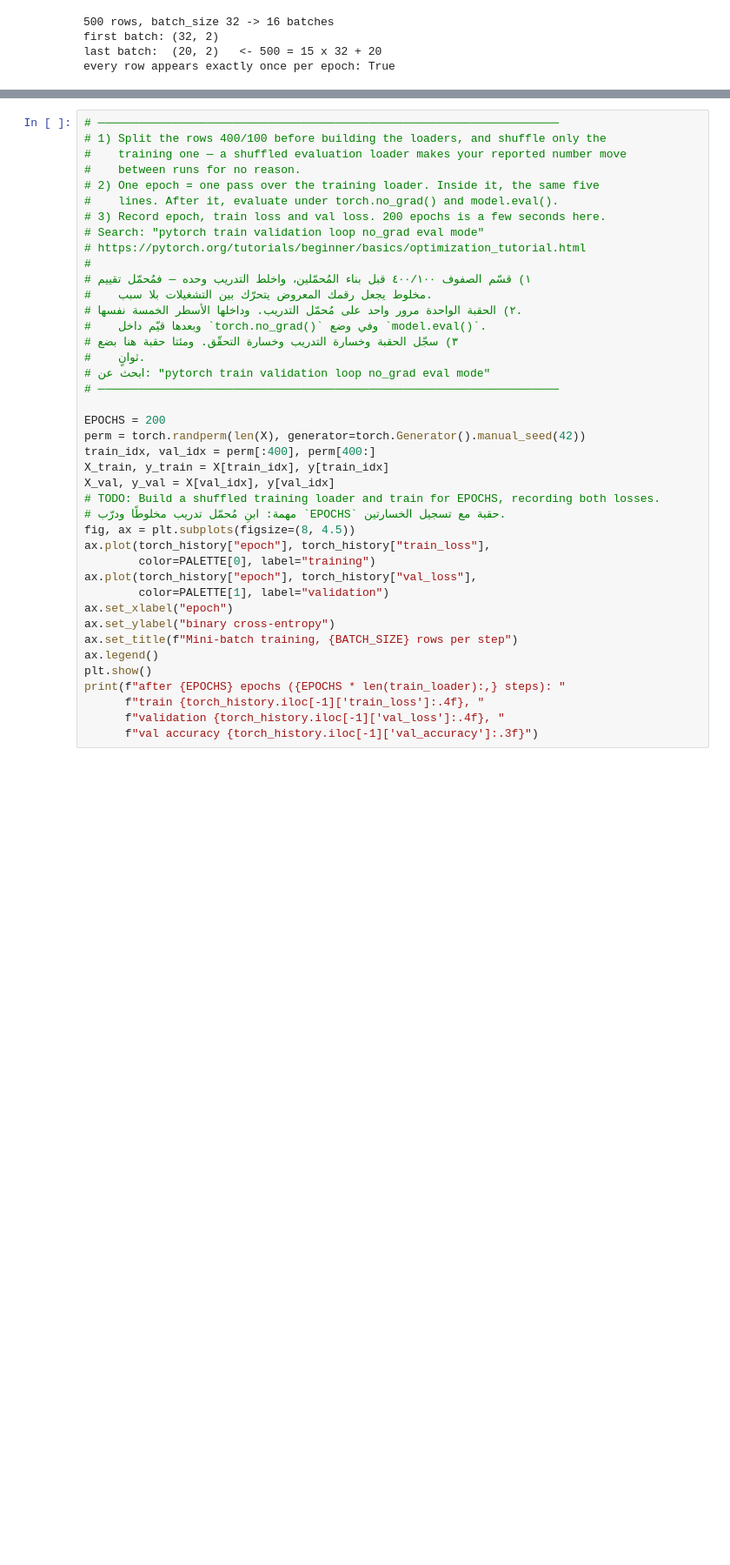
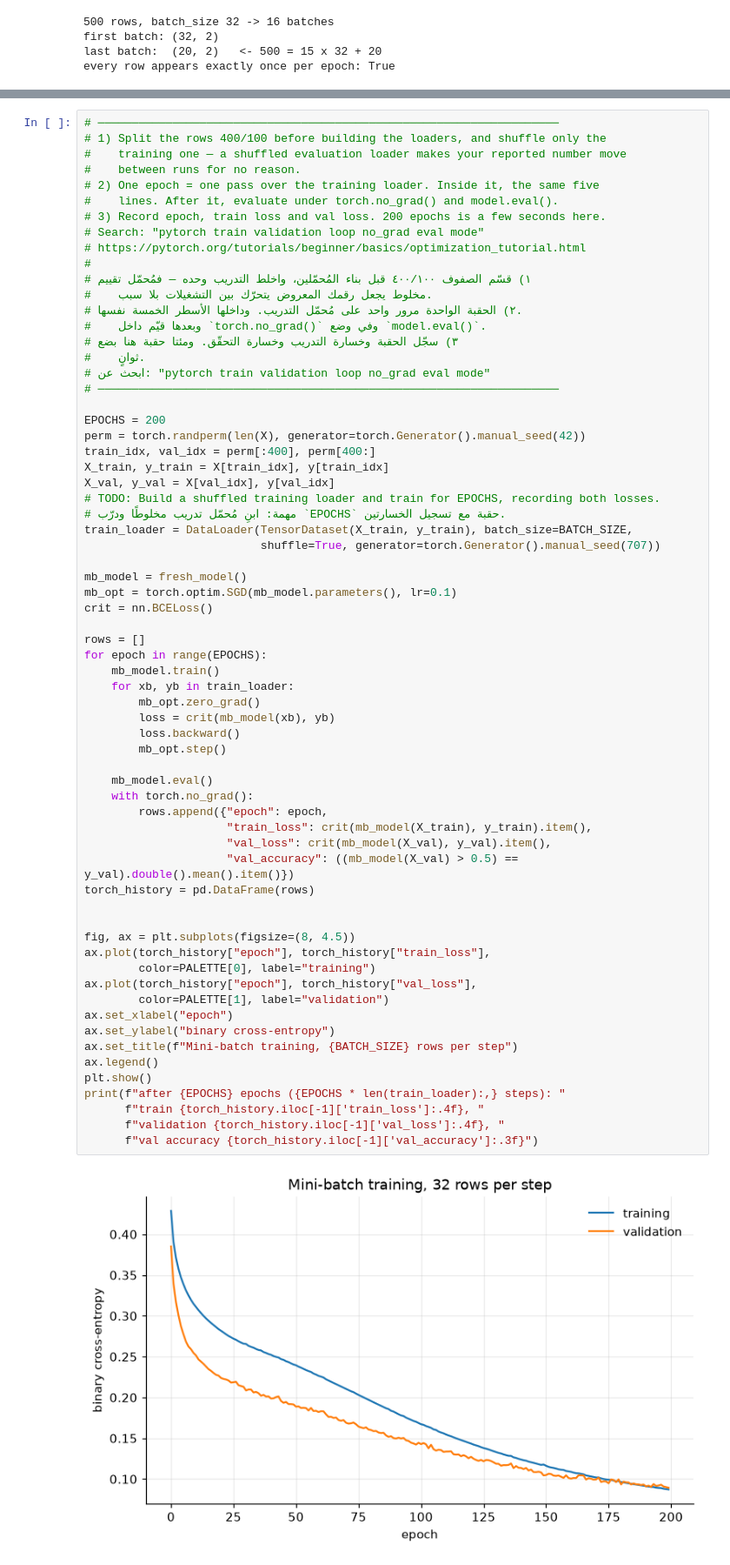
Before and after one commit to NawafK70/AIEP_Olo_student, a Jupyter notebook: week_3_neural_networks/labs/D4_pytorch/D4_pytorch_blank.ipynb, the cells around one changed output, grey strips where cells are left out. Shown at 87% size. Saved outputs shown, nothing was run; the diff lists cells and outputs as text; blank space fills up the shorter version.

```diff
--- a/week_3_neural_networks/labs/D4_pytorch/D4_pytorch_blank.ipynb
+++ b/week_3_neural_networks/labs/D4_pytorch/D4_pytorch_blank.ipynb
@@ -1026,30 +1084,57 @@ read will often have no activation on their final layer.
 # ١) قسّم الصفوف ٤٠٠/١٠٠ قبل بناء المُحمّلين، واخلط التدريب وحده — فمُحمّل تقييم
 #    مخلوط يجعل رقمك المعروض يتحرّك بين التشغيلات بلا سبب.
 # ٢) الحقبة الواحدة مرور واحد على مُحمّل التدريب. وداخلها الأسطر الخمسة نفسها.
 #    وبعدها قيّم داخل `torch.no_grad()` وفي وضع `model.eval()`.
 # ٣) سجّل الحقبة وخسارة التدريب وخسارة التحقّق. ومئتا حقبة هنا بضع
 #    ثوانٍ.
 # ابحث عن: "pytorch train validation loop no_grad eval mode"
 # ────────────────────────────────────────────────────────────────────
 
 EPOCHS = 200
 perm = torch.randperm(len(X), generator=torch.Generator().manual_seed(42))
 train_idx, val_idx = perm[:400], perm[400:]
 X_train, y_train = X[train_idx], y[train_idx]
 X_val, y_val = X[val_idx], y[val_idx]
 # TODO: Build a shuffled training loader and train for EPOCHS, recording both losses.
 # مهمة: ابنِ مُحمّل تدريب مخلوطًا ودرّب `EPOCHS` حقبة مع تسجيل الخسارتين.
+train_loader = DataLoader(TensorDataset(X_train, y_train), batch_size=BATCH_SIZE,
+                          shuffle=True, generator=torch.Generator().manual_seed(707))
+
+mb_model = fresh_model()
+mb_opt = torch.optim.SGD(mb_model.parameters(), lr=0.1)
+crit = nn.BCELoss()
+
+rows = []
+for epoch in range(EPOCHS):
+    mb_model.train()
+    for xb, yb in train_loader:
+        mb_opt.zero_grad()
+        loss = crit(mb_model(xb), yb)
+        loss.backward()
+        mb_opt.step()
+
+    mb_model.eval()
+    with torch.no_grad():
+        rows.append({"epoch": epoch,
+                     "train_loss": crit(mb_model(X_train), y_train).item(),
+                     "val_loss": crit(mb_model(X_val), y_val).item(),
+                     "val_accuracy": ((mb_model(X_val) > 0.5) == y_val).double().mean().item()})
+torch_history = pd.DataFrame(rows)
+
+
 fig, ax = plt.subplots(figsize=(8, 4.5))
 ax.plot(torch_history["epoch"], torch_history["train_loss"],
         color=PALETTE[0], label="training")
 ax.plot(torch_history["epoch"], torch_history["val_loss"],
         color=PALETTE[1], label="validation")
 ax.set_xlabel("epoch")
 ax.set_ylabel("binary cross-entropy")
 ax.set_title(f"Mini-batch training, {BATCH_SIZE} rows per step")
 ax.legend()
 plt.show()
 print(f"after {EPOCHS} epochs ({EPOCHS * len(train_loader):,} steps): "
       f"train {torch_history.iloc[-1]['train_loss']:.4f}, "
       f"validation {torch_history.iloc[-1]['val_loss']:.4f}, "
       f"val accuracy {torch_history.iloc[-1]['val_accuracy']:.3f}")
+# %% [output]
+[figure, added]
```
Also changed, not shown: parts of 11 cells of this notebook.
